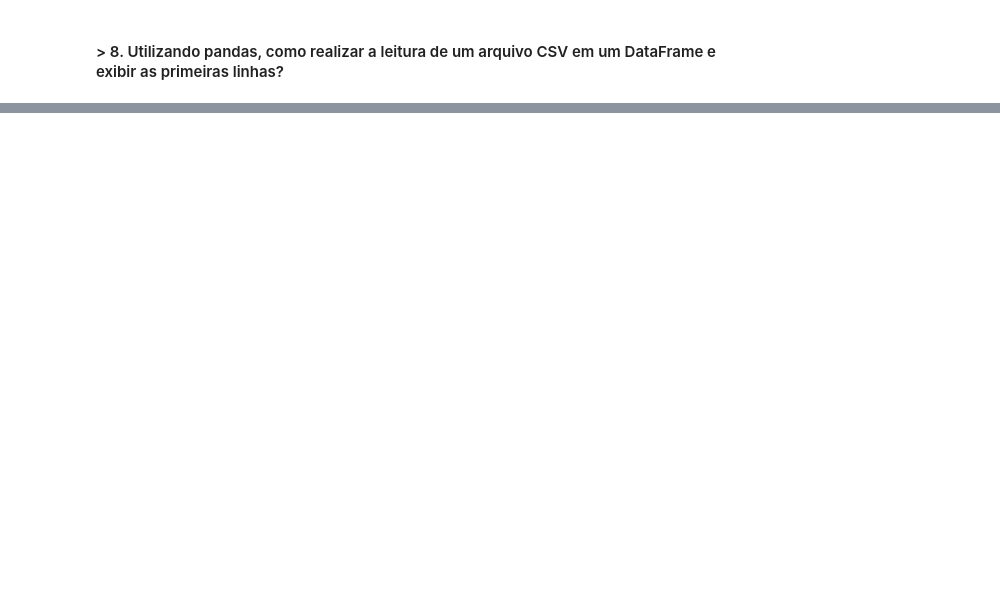
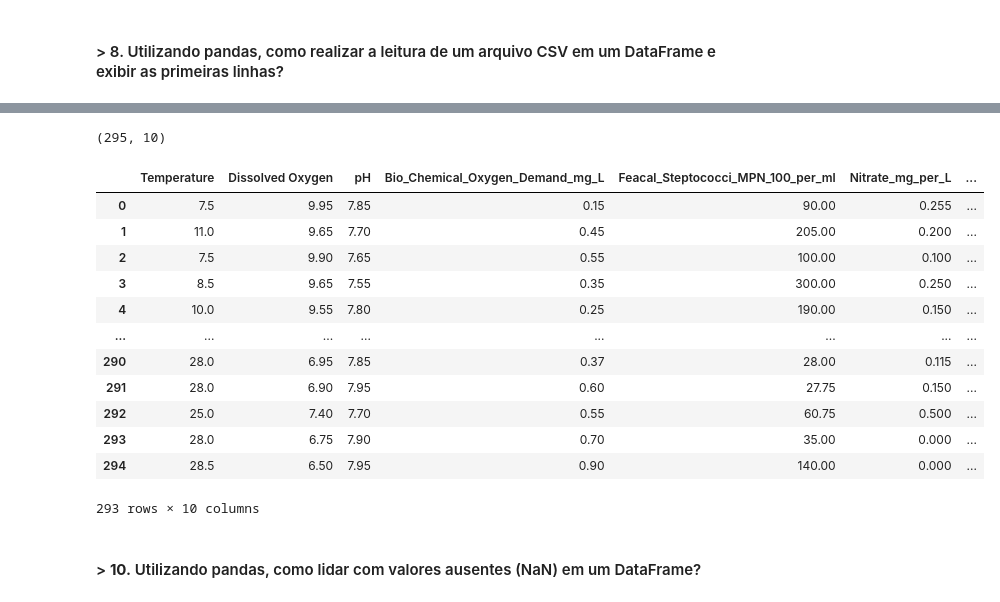
Before and after one commit to Lulelis/Bootcamp_Machine_Learning_Atlantico_Avantii, a Jupyter notebook: atividade_02/Atividade_02_Lucas_Elias.ipynb, the cells around one changed output, grey strips where cells are left out. Cells and saved outputs as stored; diff of their text form; code cells hidden in the pictures; blank space fills up the shorter version.

```diff
--- a/atividade_02/Atividade_02_Lucas_Elias.ipynb
+++ b/atividade_02/Atividade_02_Lucas_Elias.ipynb
@@ -350,0 +373,25 @@ print(comparacao_outliers.head(10))
+# %%
+df_water_quality.shape
+# %% [output]
+(295, 10)
+# %%
+pH_recomendado = df_water_quality[
+    (df_water_quality["pH"] >= 6.0) & (df_water_quality["pH"] <= 9.5)
+    ]
+pH_recomendado
+# %% [output]
+|  | Temperature | Dissolved Oxygen | pH | Bio_Chemical_Oxygen_Demand_mg_L | Feacal_Steptococci_MPN_100_per_ml | Nitrate_mg_per_L | ... |
+| 0 | 7.5 | 9.95 | 7.85 | 0.15 | 90.00 | 0.255 | ... |
+| 1 | 11.0 | 9.65 | 7.70 | 0.45 | 205.00 | 0.200 | ... |
+| 2 | 7.5 | 9.90 | 7.65 | 0.55 | 100.00 | 0.100 | ... |
+| 3 | 8.5 | 9.65 | 7.55 | 0.35 | 300.00 | 0.250 | ... |
+| 4 | 10.0 | 9.55 | 7.80 | 0.25 | 190.00 | 0.150 | ... |
+| ... | ... | ... | ... | ... | ... | ... | ... |
+| 290 | 28.0 | 6.95 | 7.85 | 0.37 | 28.00 | 0.115 | ... |
+| 291 | 28.0 | 6.90 | 7.95 | 0.60 | 27.75 | 0.150 | ... |
+| 292 | 25.0 | 7.40 | 7.70 | 0.55 | 60.75 | 0.500 | ... |
+| 293 | 28.0 | 6.75 | 7.90 | 0.70 | 35.00 | 0.000 | ... |
+| 294 | 28.5 | 6.50 | 7.95 | 0.90 | 140.00 | 0.000 | ... |
+293 rows × 10 columns
+# %% [markdown]
+#### > **10.** Utilizando pandas, como lidar com valores ausentes (NaN) em um DataFrame?
```
Also changed, not shown: parts of 20 cells of this notebook.
